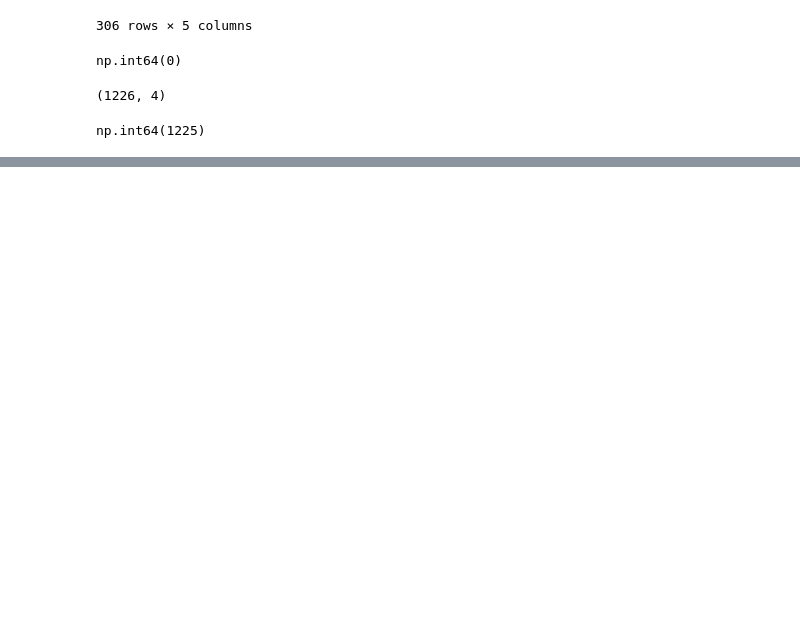
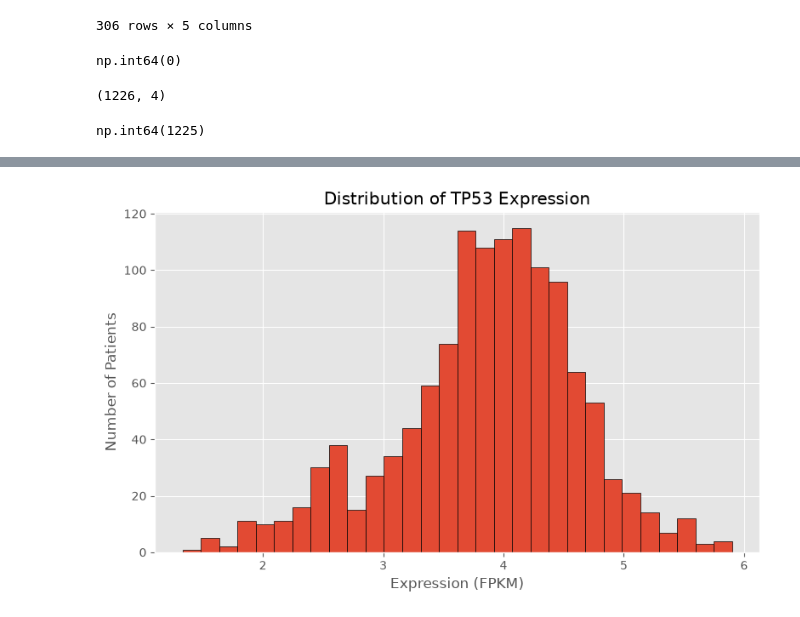
Before and after one commit to palrabheru/tcga-biomarker-discovery, a Jupyter notebook: notebooks/biomarker_analysis.ipynb, the cells around one changed output, grey strips where cells are left out. Drawn from its saved outputs; the diff is of its cells as text; code cells hidden in the pictures; blank space fills up the shorter version.

Commit message:
Complete exploratory gene expression analysis

```diff
--- a/notebooks/biomarker_analysis.ipynb
+++ b/notebooks/biomarker_analysis.ipynb
@@ -395,0 +491,4 @@ np.int64(1225)
+# %%
+tp53 = expression[expression["Gene_Symbol"] == "TP53"]
+
+tp53
@@ -395,0 +499,27 @@ np.int64(1225)
+# %%
+# Extract TP53 expression values
+tp53_values = tp53.iloc[0, 1:-1]
+
+# Convert to numeric values
+tp53_values = pd.to_numeric(tp53_values)
+
+# Create histogram
+plt.figure(figsize=(8,5))
+
+plt.hist(tp53_values, bins=30, edgecolor="black")
+
+plt.title("Distribution of TP53 Expression")
+plt.xlabel("Expression (FPKM)")
+plt.ylabel("Number of Patients")
+
+plt.tight_layout()
+
+plt.savefig(
+    "../results/figures/tp53_expression_distribution.png",
+    dpi=300,
+    bbox_inches="tight"
+)
+
+plt.show()
+# %% [output]
+[figure, added]
```
Also changed, not shown: parts of 29 cells of this notebook, 7 other files.
